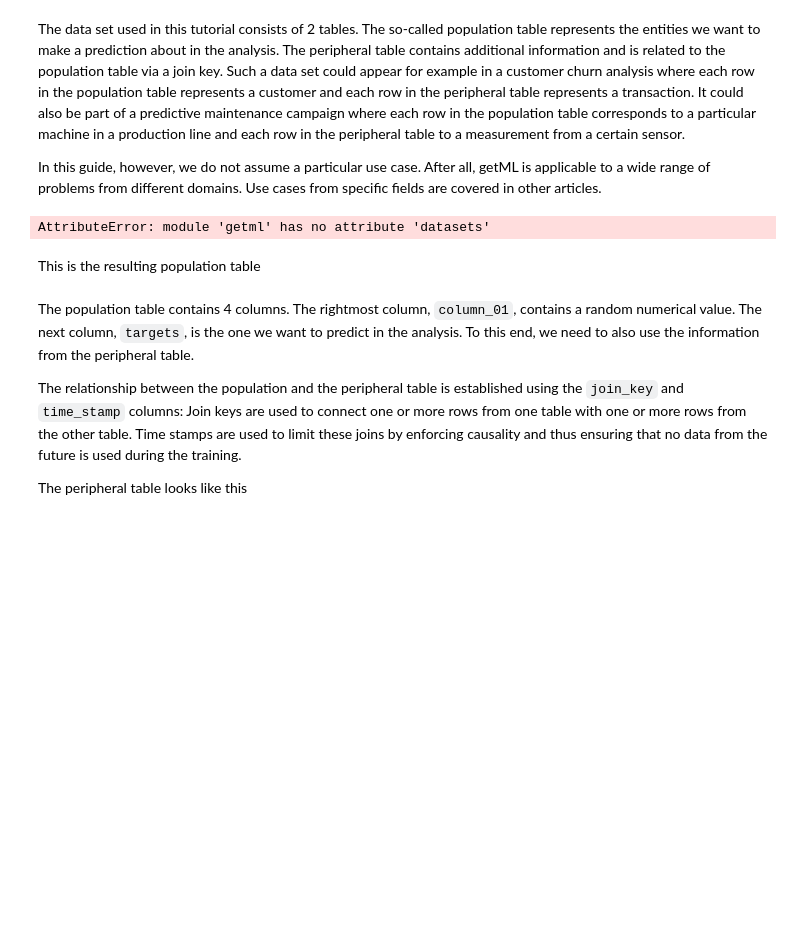
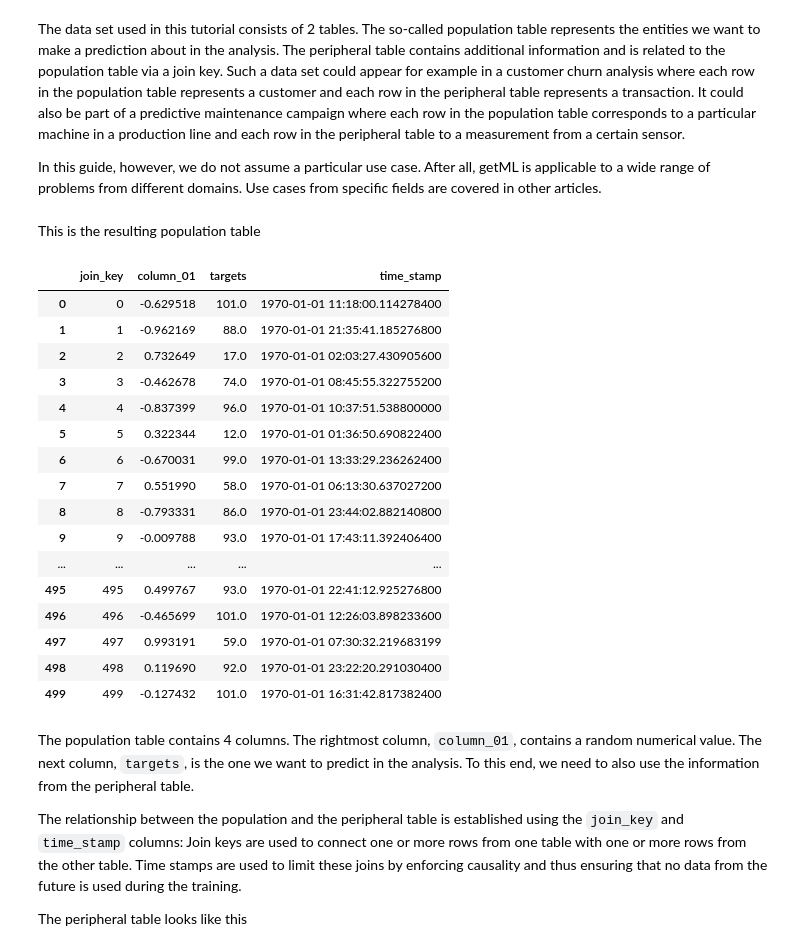
Before and after one commit to srnnkls/getml-examples, a Jupyter notebook: python/projects/getting_started/getting_started.ipynb, the cells around one changed output. Cells and saved outputs as stored; diff of their text form; code cells hidden in the pictures; blank space fills up the shorter version.

```diff
--- a/python/projects/getting_started/getting_started.ipynb
+++ b/python/projects/getting_started/getting_started.ipynb
@@ -38,5 +40,4 @@ getML version: 0.9.1
 # %% [markdown]
 First, we create a new project. All data sets and models belonging to a project will be stored in ``~/.getML/projects``. If you switch to a different project, the corresponding files will be loaded into memory (data sets, however, have to be loaded explicitly in order not to clutter up your machines RAM).
 # %%
-from getml import engine
-engine.set_project('getting_started')
+getml.engine.set_project('getting_started')
@@ -47,19 +50,33 @@ The data set used in this tutorial consists of 2 tables. The so-called populatio
 
 In this guide, however, we do not assume a particular use case. After all, getML is applicable to a wide range of problems from different domains. Use cases from specific fields are covered in other articles.
 # %%
-# Generate dataset
-
 population_table, peripheral_table = getml.datasets.make_numerical(
     n_rows_population=500,
     n_rows_peripheral=100000,
     random_state=1709
 )
-# %% [output]
-AttributeError: module 'getml' has no attribute 'datasets'
 # %% [markdown]
 This is the resulting population table
 # %%
-display(population_table.get())
+display(HTML(population_table.get().to_html(max_rows=20, border=0)))
+# %% [output]
+|  | join_key | column_01 | targets | time_stamp |
+| 0 | 0 | -0.629518 | 101.0 | 1970-01-01 11:18:00.114278400 |
+| 1 | 1 | -0.962169 | 88.0 | 1970-01-01 21:35:41.185276800 |
+| 2 | 2 | 0.732649 | 17.0 | 1970-01-01 02:03:27.430905600 |
+| 3 | 3 | -0.462678 | 74.0 | 1970-01-01 08:45:55.322755200 |
+| 4 | 4 | -0.837399 | 96.0 | 1970-01-01 10:37:51.538800000 |
+| 5 | 5 | 0.322344 | 12.0 | 1970-01-01 01:36:50.690822400 |
+| 6 | 6 | -0.670031 | 99.0 | 1970-01-01 13:33:29.236262400 |
+| 7 | 7 | 0.551990 | 58.0 | 1970-01-01 06:13:30.637027200 |
+| 8 | 8 | -0.793331 | 86.0 | 1970-01-01 23:44:02.882140800 |
+| 9 | 9 | -0.009788 | 93.0 | 1970-01-01 17:43:11.392406400 |
+| ... | ... | ... | ... | ... |
+| 495 | 495 | 0.499767 | 93.0 | 1970-01-01 22:41:12.925276800 |
+| 496 | 496 | -0.465699 | 101.0 | 1970-01-01 12:26:03.898233600 |
+| 497 | 497 | 0.993191 | 59.0 | 1970-01-01 07:30:32.219683199 |
+| 498 | 498 | 0.119690 | 92.0 | 1970-01-01 23:22:20.291030400 |
+| 499 | 499 | -0.127432 | 101.0 | 1970-01-01 16:31:42.817382400 |
 # %% [markdown]
 The population table contains 4 columns. The rightmost column, `column_01`, contains a random numerical value. The next column, `targets`, is the one we want to predict in the analysis. To this end, we need to also use the information from the peripheral table.
 
```
Also changed, not shown: parts of 16 cells of this notebook.
